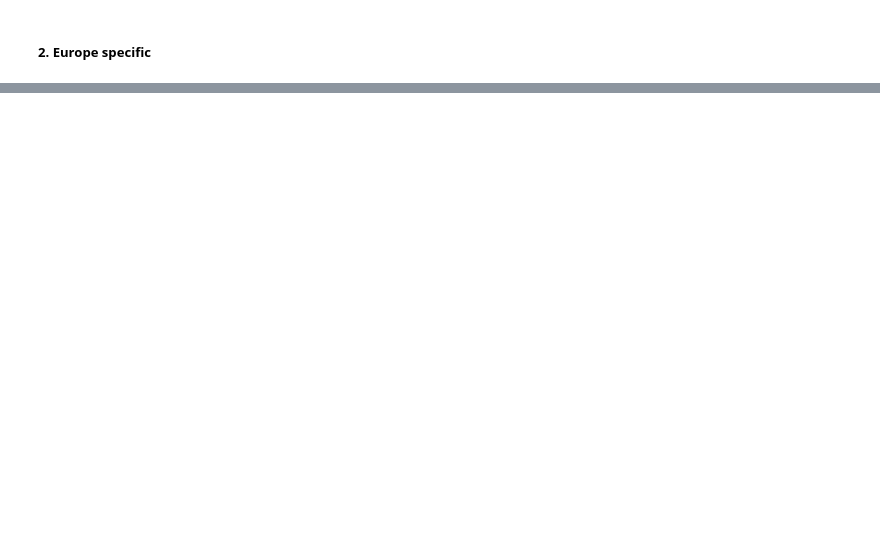
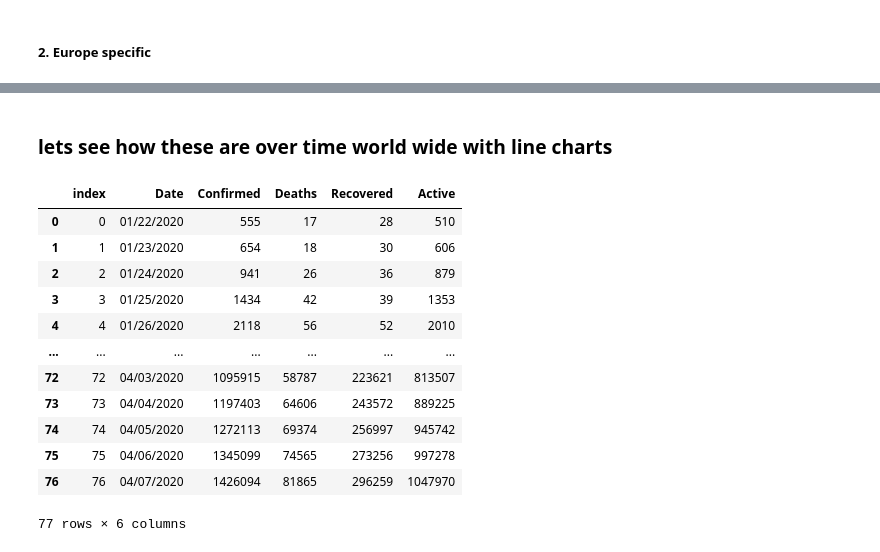
Before and after one commit to SriSatyaLokesh/COVID19-DataAnalysis, a Jupyter notebook: COVID19_Worldwide_Analysis.ipynb, the cells around one changed output, grey strips where cells are left out. Saved outputs shown, nothing was run; the diff lists cells and outputs as text; code cells hidden in the pictures; blank space fills up the shorter version.

Commit message:
line charts spread over time

```diff
--- a/COVID19_Worldwide_Analysis.ipynb
+++ b/COVID19_Worldwide_Analysis.ipynb
@@ -482,3 +482,26 @@ fig.add_trace(fig_a['data'][0], row=2, col=2)
 fig.update_layout(height=800, title_text="Top 15 countries in Europe")
 # %% [output]
 [interactive output not drawn]
+# %% [markdown]
+### lets see how these are over time world wide with line charts
+# %%
+grouped_data = data.groupby('Date')[['Date', 'Confirmed', 'Deaths', 'Recovered', 'Active']].sum().reset_index()
+grouped_data = grouped_data.reset_index()
+grouped_data['Date'] = pd.to_datetime(grouped_data['Date'])
+grouped_data['Date'] = grouped_data['Date'].dt.strftime('%m/%d/%Y')
+grouped_data = grouped_data.sort_values('Date')
+grouped_data
+# %% [output]
+|  | index | Date | Confirmed | Deaths | Recovered | Active |
+| 0 | 0 | 01/22/2020 | 555 | 17 | 28 | 510 |
+| 1 | 1 | 01/23/2020 | 654 | 18 | 30 | 606 |
+| 2 | 2 | 01/24/2020 | 941 | 26 | 36 | 879 |
+| 3 | 3 | 01/25/2020 | 1434 | 42 | 39 | 1353 |
+| 4 | 4 | 01/26/2020 | 2118 | 56 | 52 | 2010 |
+| ... | ... | ... | ... | ... | ... | ... |
+| 72 | 72 | 04/03/2020 | 1095915 | 58787 | 223621 | 813507 |
+| 73 | 73 | 04/04/2020 | 1197403 | 64606 | 243572 | 889225 |
+| 74 | 74 | 04/05/2020 | 1272113 | 69374 | 256997 | 945742 |
+| 75 | 75 | 04/06/2020 | 1345099 | 74565 | 273256 | 997278 |
+| 76 | 76 | 04/07/2020 | 1426094 | 81865 | 296259 | 1047970 |
+77 rows × 6 columns
```
Also changed, not shown: parts of 1 cell of this notebook.
